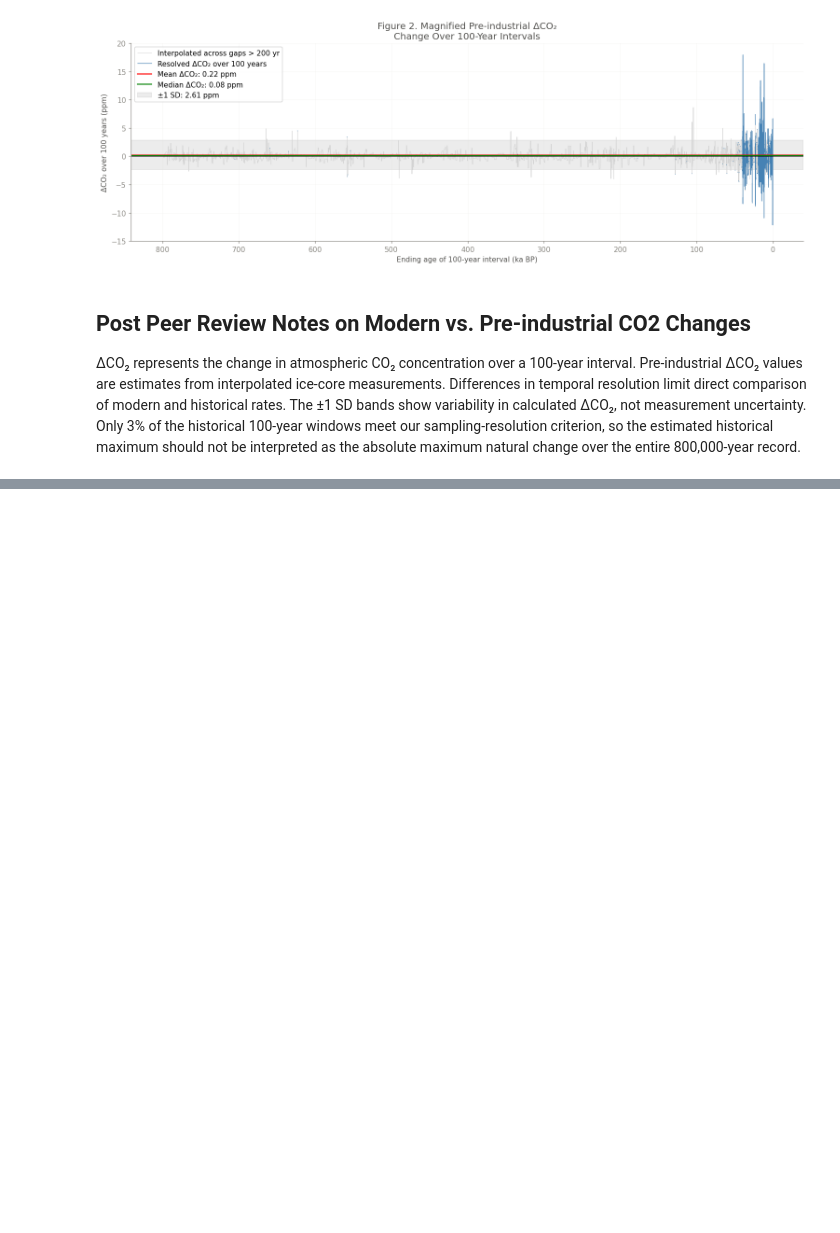
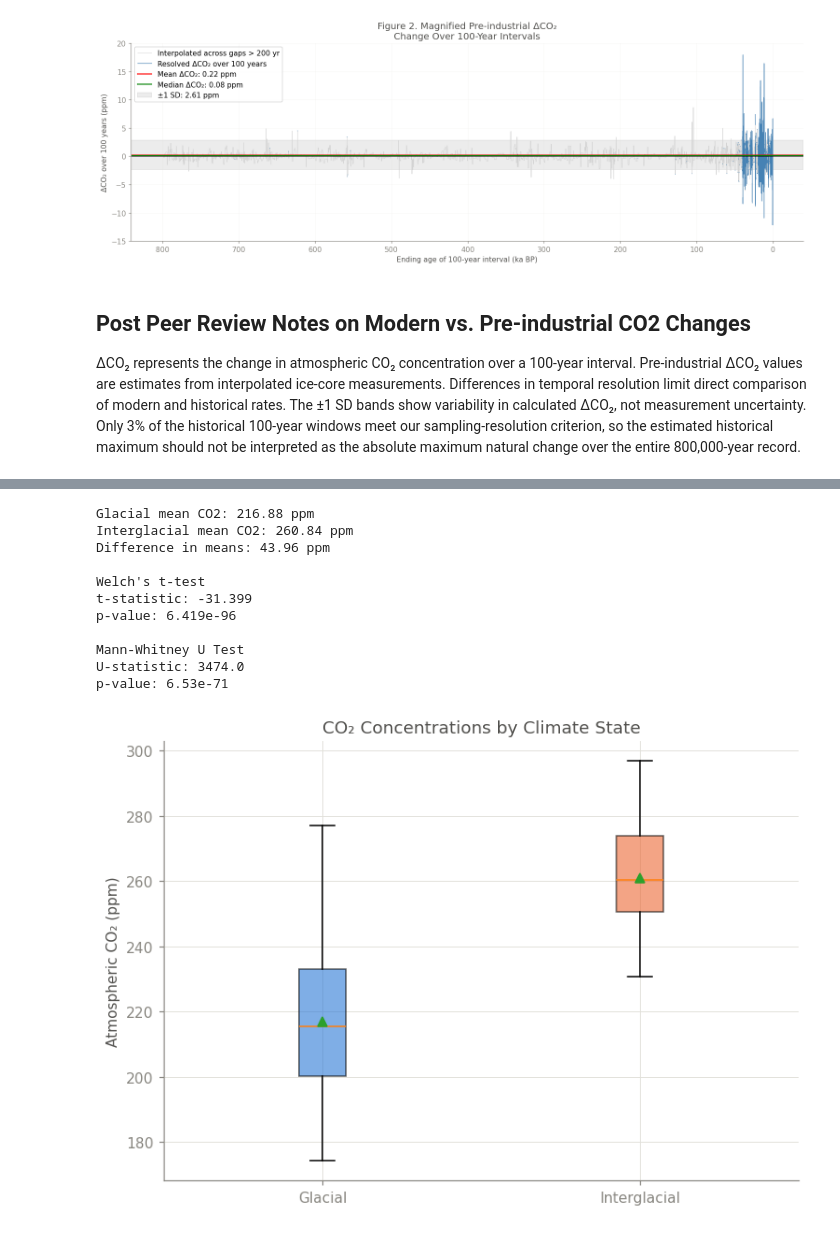
Before and after one commit to akelleyteng/geol557f26, a Jupyter notebook: notebook/GEOL557_wrangling.ipynb, the cells around one changed output, grey strips where cells are left out. Saved outputs shown, nothing was run; the diff lists cells and outputs as text; code cells hidden in the pictures; blank space fills up the shorter version.

```diff
--- a/notebook/GEOL557_wrangling.ipynb
+++ b/notebook/GEOL557_wrangling.ipynb
@@ -1591,0 +1748,72 @@ The ±1 SD bands show variability in calculated ΔCO₂, not measurement uncerta
+# %%
+
+# separate glacial and interglacial CO2 values
+glacial = analysis.loc[
+    analysis["climate_state"] == "glacial",
+    "co2_ppm"
+]
+
+interglacial = analysis.loc[
+    analysis["climate_state"] == "interglacial",
+    "co2_ppm"
+]
+
+# welch's t-test
+t_stat, t_p = stats.ttest_ind(
+    glacial,
+    interglacial,
+    equal_var=False
+)
+
+# mann-Whitney U test
+u_stat, u_p = stats.mannwhitneyu(
+    glacial,
+    interglacial,
+    alternative="two-sided"
+)
+
+print("Glacial mean CO2:", round(glacial.mean(), 2), "ppm")
+print("Interglacial mean CO2:", round(interglacial.mean(), 2), "ppm")
+print("Difference in means:",
+      round(interglacial.mean() - glacial.mean(), 2), "ppm")
+
+print("\nWelch's t-test")
+print(f"t-statistic: {t_stat:.3f}")
+print(f"p-value: {t_p:.4g}")
+
+print("\nMann-Whitney U Test")
+print(f"U-statistic: {u_stat:.1f}")
+print(f"p-value: {u_p:.4g}")
+
+# boxplot
+fig, ax = plt.subplots(figsize=(7, 5))
+
+bp = ax.boxplot(
+    [glacial, interglacial],
+    tick_labels=["Glacial", "Interglacial"],
+    patch_artist=True,
+    showmeans=True
+)
+
+for patch, color in zip(bp["boxes"], [BLUE, ORANGE]):
+    patch.set_facecolor(color)
+    patch.set_alpha(0.6)
+
+ax.set_ylabel("Atmospheric CO₂ (ppm)")
+ax.set_title("CO₂ Concentrations by Climate State")
+
+plt.tight_layout()
+plt.show()
+# %% [output]
+Glacial mean CO2: 216.88 ppm
+Interglacial mean CO2: 260.84 ppm
+Difference in means: 43.96 ppm
+
+Welch's t-test
+t-statistic: -31.399
+p-value: 6.419e-96
+
+Mann-Whitney U Test
+U-statistic: 3474.0
+p-value: 6.53e-71
+[figure, added]
```
Also changed, not shown: parts of 8 cells of this notebook.
